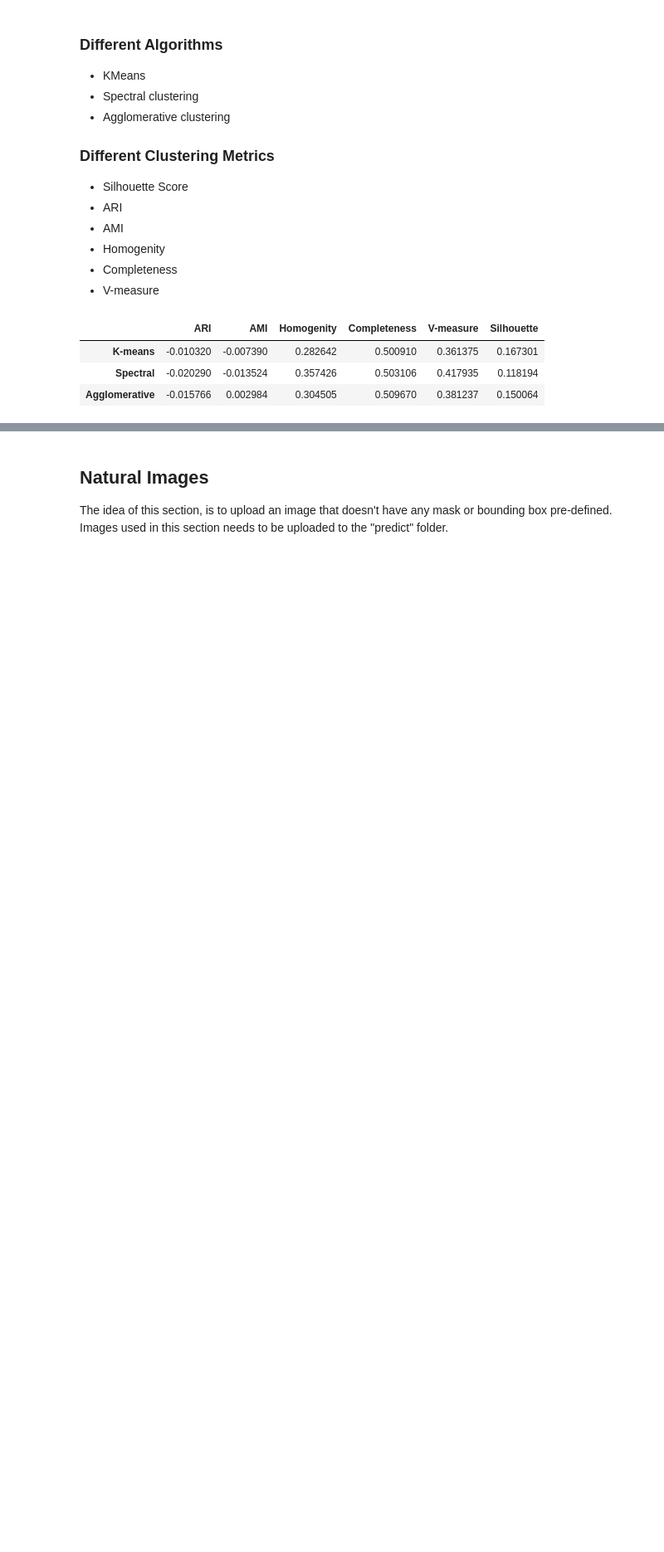
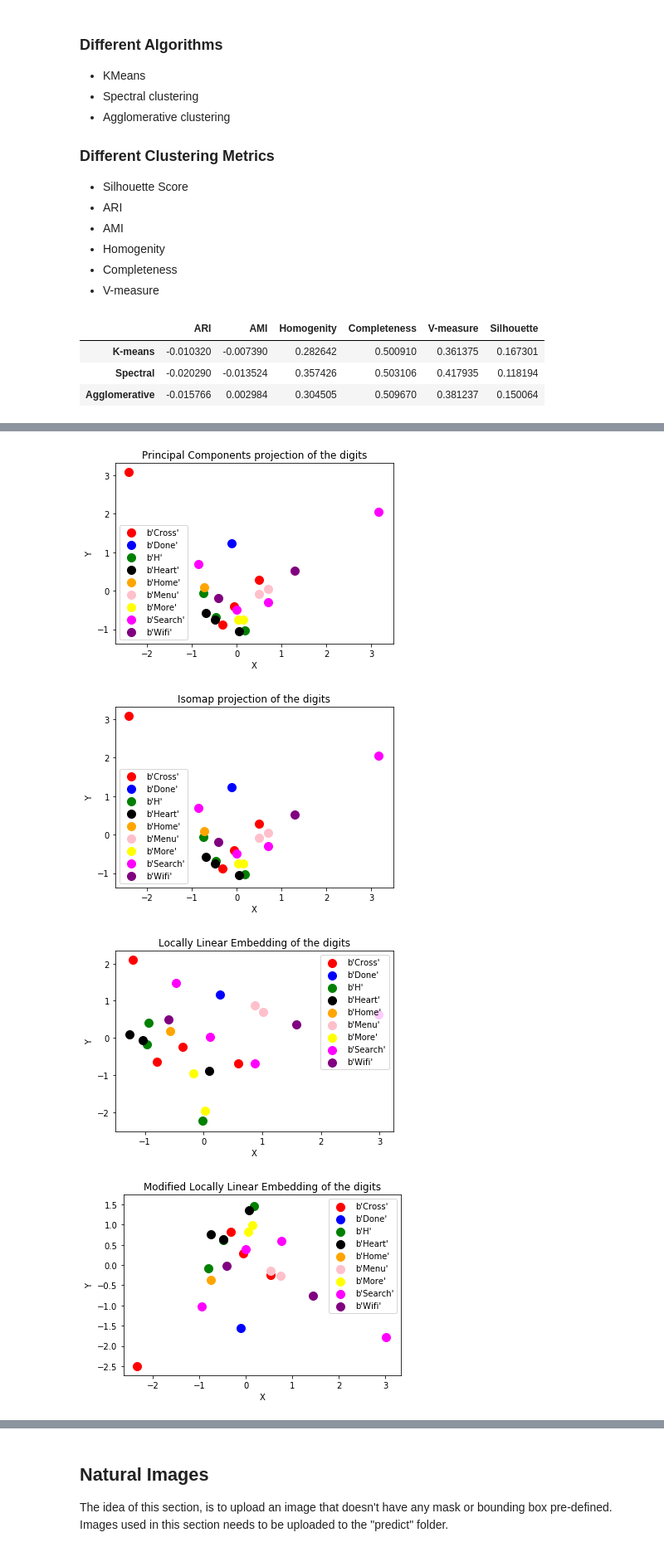
Before and after one commit to matterport/Mask_RCNN, a Jupyter notebook: samples/wireframe/One-Shot.ipynb, the cells around one changed output, grey strips where cells are left out. Shown at 83% size. Cells and saved outputs as stored; diff of their text form; code cells hidden in the pictures; blank space fills up the shorter version.

Commit message:
Manifold and PCA, metrics Precision and recall (in progress)

```diff
--- a/samples/wireframe/One-Shot.ipynb
+++ b/samples/wireframe/One-Shot.ipynb
@@ -438,0 +322,41 @@ for algo in algorithms:
+# %%
+# Neighbors
+n_neighbors = 21
+
+# Initiate the list of algorithms
+algorithms = ["x_pca", "x_iso", "x_lle", "x_mlle", "x_hes", "x_ltsa", "x_mds", "x_se", "x_tsne"]
+
+algorithmDef = {
+    "x_pca": deco.PCA(n_components = 12).fit(embeddings).transform(embeddings),
+    "x_iso": manifold.Isomap(n_neighbors, n_components=2).fit_transform(embeddings),
+    "x_lle": manifold.LocallyLinearEmbedding(n_neighbors, n_components=2, method='standard').fit_transform(embeddings),
+    "x_mlle": manifold.LocallyLinearEmbedding(n_neighbors, n_components=2, method='modified').fit_transform(embeddings),
+    "x_hes": manifold.LocallyLinearEmbedding(n_neighbors, n_components=2, method='hessian').fit_transform(embeddings),
+    "x_ltsa": manifold.LocallyLinearEmbedding(n_neighbors, n_components=2, method='ltsa').fit_transform(embeddings),
+    "x_mds": manifold.MDS(n_components=2, n_init=1, max_iter=100).fit_transform(embeddings),
+    "x_se": manifold.SpectralEmbedding(n_components=2, random_state=0, eigen_solver="arpack").fit_transform(embeddings),
+    "x_tsne": manifold.TSNE(n_components=2, init='pca', random_state=0).fit_transform(embeddings)
+}
+
+# Define the titles
+title = {
+    "x_pca": "Principal Components projection of the digits",
+    "x_iso": "Isomap projection of the digits",
+    "x_lle": "Locally Linear Embedding of the digits",
+    "x_mlle": "Modified Locally Linear Embedding of the digits",
+    "x_hes": "Hessian Locally Linear Embedding of the digits",
+    "x_ltsa": "Local Tangent Space Alignment of the digits",
+    "x_mds": "MDS embedding of the digits",
+    "x_se": "Spectral embedding of the digits",
+    "x_tsne": "t-SNE embedding of the digits"
+}
+
+# Plot the data points for which different algorithms are applied
+for algo in algorithms:
+    plf.plot_2D(algorithmDef[algo], labels, title[algo])
+    plt.show()
+# %% [output]
+[figure, added]
+[figure, added]
+[figure, added]
+[figure, added]
```
Also changed, not shown: parts of 11 cells of this notebook, 3 other files.
